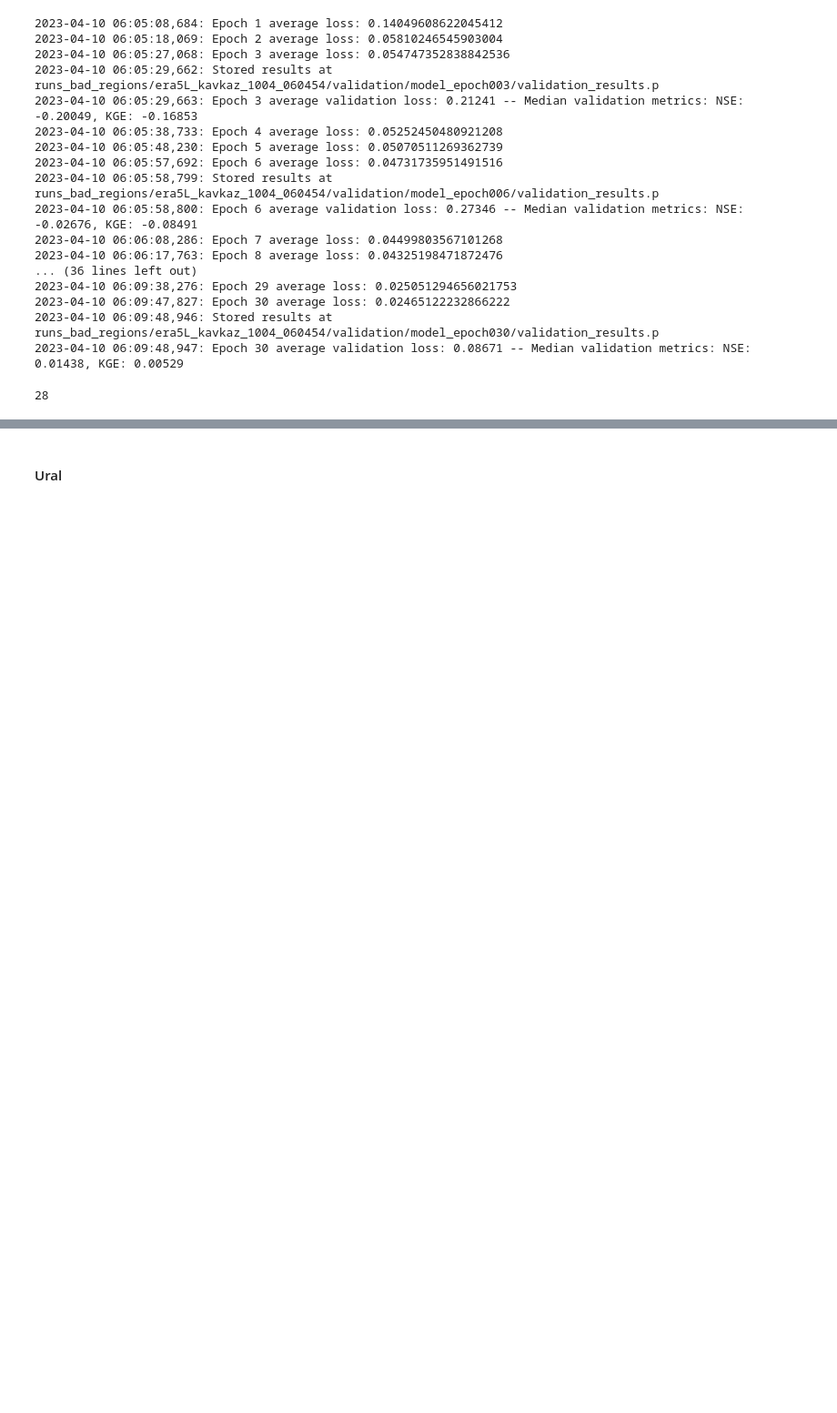
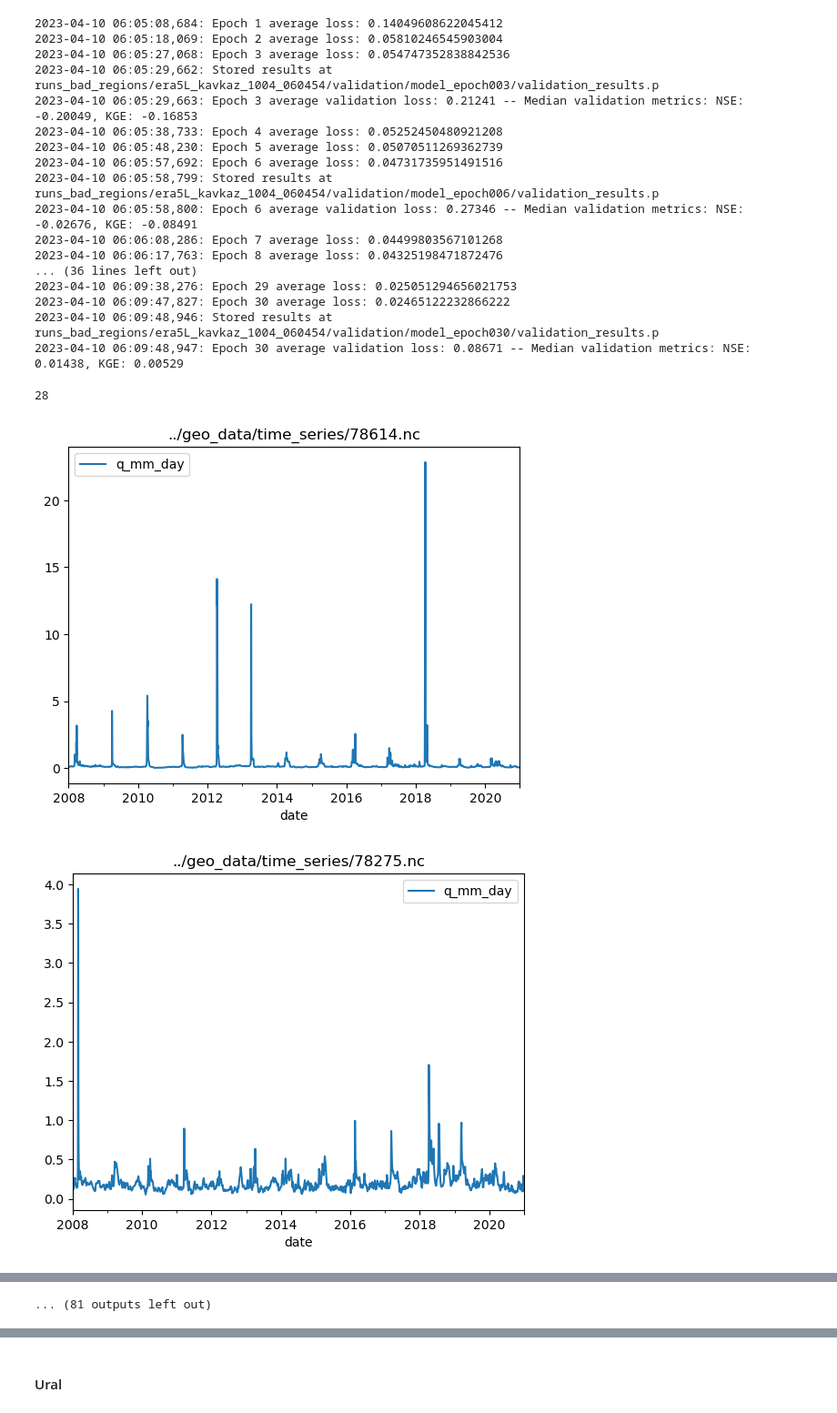
Before and after one commit to dmbrmv/my_dissertation, a Jupyter notebook: test_meteo_input/neural_hydrology.ipynb, the cells around one changed output, grey strips where cells are left out. Shown at 91% size. Saved outputs shown, nothing was run; the diff lists cells and outputs as text; code cells hidden in the pictures; blank space fills up the shorter version.

Commit message:
Added file with really bad gauges which has problems with input data render

```diff
--- a/test_meteo_input/neural_hydrology.ipynb
+++ b/test_meteo_input/neural_hydrology.ipynb
@@ -256,3 +301,28 @@ gc.collect()
 2023-04-10 06:09:48,946: Stored results at runs_bad_regions/era5L_kavkaz_1004_060454/validation/model_epoch030/validation_results.p
 2023-04-10 06:09:48,947: Epoch 30 average validation loss: 0.08671 -- Median validation metrics: NSE: 0.01438, KGE: 0.00529
 28
+# %%
+gauges = gpd.read_file(
+    '../paper_visualisation/poor_gauges/volgo_don.gpkg')
+# add test
+q_pathes = glob.glob('../geo_data/great_db/nc_all_q/*.nc')
+gauge_list = list()
+for file in q_pathes:
+    gauge_id = file.split('/')[-1][:-3]
+    if gauge_id in list(gauges['gauge_id']):
+        gauge_list.append(file)
+
+# add train
+file_rewriter(q_pathes=gauge_list,
+              ts_dir=ts_dir,
+              hydro_target='q_mm_day',
+              meteo_predictors=['t_max_e5l', 't_min_e5l', 'prcp_e5l'])
+# %%
+for file in glob.glob(f'{ts_dir}/*.nc'):
+    df = xr.open_dataset(file).to_dataframe()
+    my_plot = df[['q_mm_day']].plot();
+
+    my_plot.set_title(f'{file}')
+# %% [output]
+[figure, added]
+[figure, added]
@@ -258,0 +339 @@ gc.collect()
+... (81 outputs left out)
```
Also changed, not shown: parts of 5 cells of this notebook, 1 other file.
